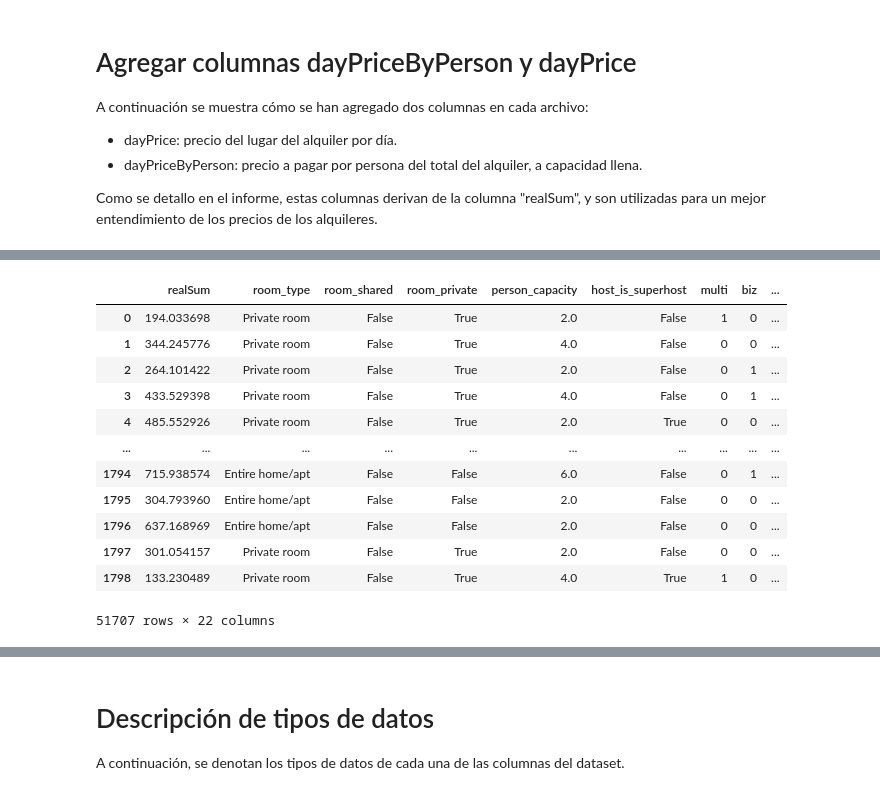
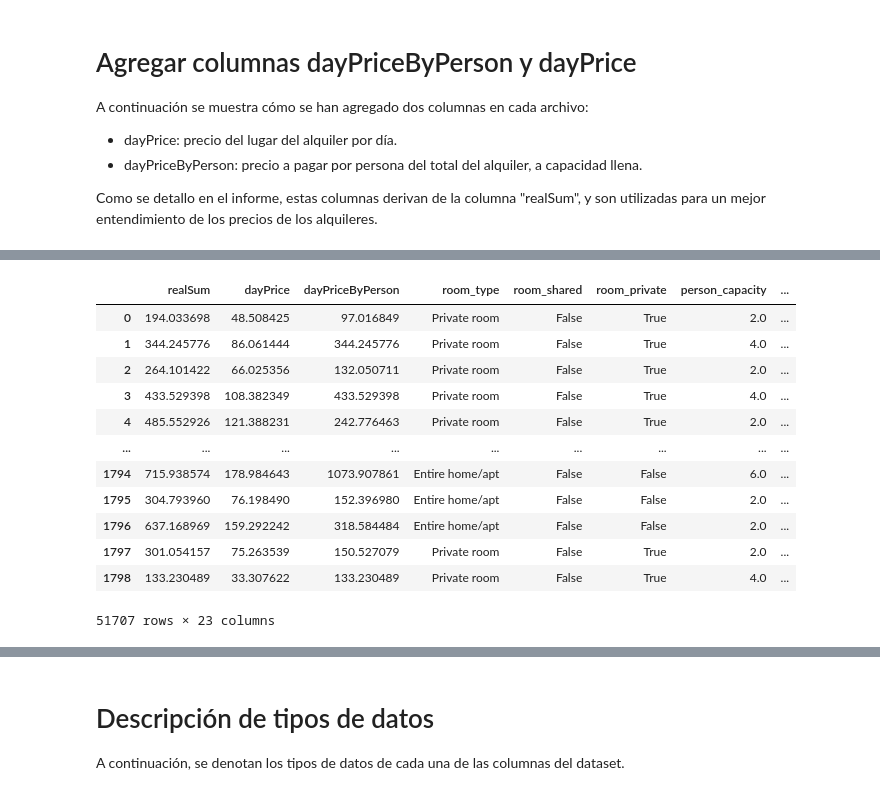
Before and after one commit to Leo12Casale/AnalisisDatos-Accidentes, a Jupyter notebook: Archivos/Tratamiento de datos.ipynb, the cells around one changed output, grey strips where cells are left out. Cells and saved outputs as stored; diff of their text form; code cells hidden in the pictures.

```diff
--- a/Archivos/Tratamiento de datos.ipynb
+++ b/Archivos/Tratamiento de datos.ipynb
@@ -99,3 +99,6 @@ A continuación se muestra cómo se han agregado dos columnas en cada archivo:
 * dayPriceByPerson: precio a pagar por persona del total del alquiler, a capacidad llena.
 
 Como se detallo en el informe, estas columnas derivan de la columna "realSum", y son utilizadas para un mejor entendimiento de los precios de los alquileres.
+# %%
+df_combinado.insert(1, 'dayPrice', value=(df_combinado["realSum"]/4))
+df_combinado
@@ -102,17 +119,17 @@ Como se detallo en el informe, estas columnas derivan de la columna "realSum", y
 # %%
-df_combinado = df_combinado.assign(dayPrice=(df_combinado["realSum"]/4) * df_combinado["person_capacity"])
+df_combinado.insert(2, 'dayPriceByPerson', value=(df_combinado["realSum"]/4) * df_combinado["person_capacity"])
 df_combinado
 # %% [output]
-|  | realSum | room_type | room_shared | room_private | person_capacity | host_is_superhost | multi | biz | ... |
-| 0 | 194.033698 | Private room | False | True | 2.0 | False | 1 | 0 | ... |
-| 1 | 344.245776 | Private room | False | True | 4.0 | False | 0 | 0 | ... |
-| 2 | 264.101422 | Private room | False | True | 2.0 | False | 0 | 1 | ... |
-| 3 | 433.529398 | Private room | False | True | 4.0 | False | 0 | 1 | ... |
-| 4 | 485.552926 | Private room | False | True | 2.0 | True | 0 | 0 | ... |
-| ... | ... | ... | ... | ... | ... | ... | ... | ... | ... |
-| 1794 | 715.938574 | Entire home/apt | False | False | 6.0 | False | 0 | 1 | ... |
-| 1795 | 304.793960 | Entire home/apt | False | False | 2.0 | False | 0 | 0 | ... |
-| 1796 | 637.168969 | Entire home/apt | False | False | 2.0 | False | 0 | 0 | ... |
-| 1797 | 301.054157 | Private room | False | True | 2.0 | False | 0 | 0 | ... |
-| 1798 | 133.230489 | Private room | False | True | 4.0 | True | 1 | 0 | ... |
+|  | realSum | dayPrice | dayPriceByPerson | room_type | room_shared | room_private | person_capacity | ... |
+| 0 | 194.033698 | 48.508425 | 97.016849 | Private room | False | True | 2.0 | ... |
+| 1 | 344.245776 | 86.061444 | 344.245776 | Private room | False | True | 4.0 | ... |
+| 2 | 264.101422 | 66.025356 | 132.050711 | Private room | False | True | 2.0 | ... |
+| 3 | 433.529398 | 108.382349 | 433.529398 | Private room | False | True | 4.0 | ... |
+| 4 | 485.552926 | 121.388231 | 242.776463 | Private room | False | True | 2.0 | ... |
+| ... | ... | ... | ... | ... | ... | ... | ... | ... |
+| 1794 | 715.938574 | 178.984643 | 1073.907861 | Entire home/apt | False | False | 6.0 | ... |
+| 1795 | 304.793960 | 76.198490 | 152.396980 | Entire home/apt | False | False | 2.0 | ... |
+| 1796 | 637.168969 | 159.292242 | 318.584484 | Entire home/apt | False | False | 2.0 | ... |
+| 1797 | 301.054157 | 75.263539 | 150.527079 | Private room | False | True | 2.0 | ... |
+| 1798 | 133.230489 | 33.307622 | 133.230489 | Private room | False | True | 4.0 | ... |
-51707 rows × 22 columns
+51707 rows × 23 columns
```
Also changed, not shown: parts of 17 cells of this notebook, 2 other files.
